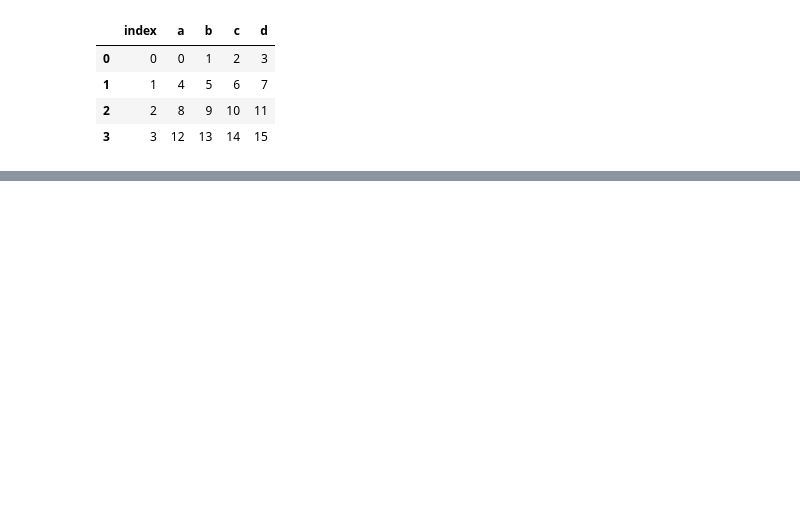
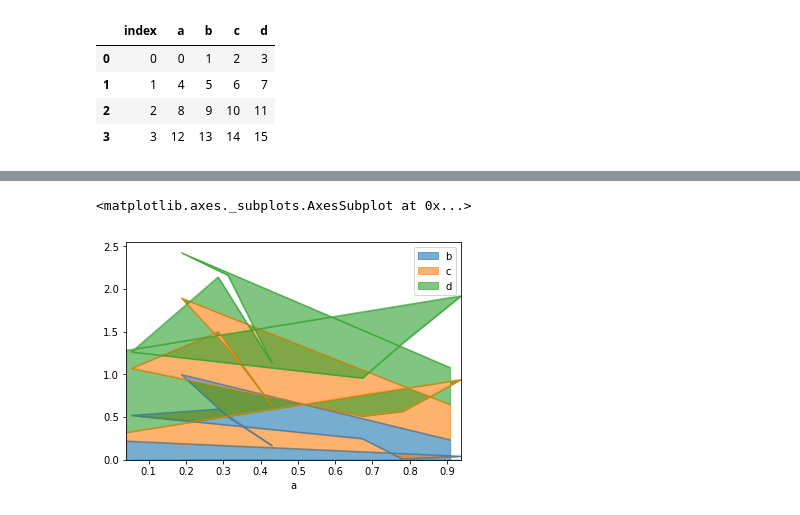
Before and after one commit to vivekdhinoja/Libraries-Tutorials, a Jupyter notebook: Pandas Tutorial.ipynb, the cells around one changed output, grey strips where cells are left out. Cells and saved outputs as stored; diff of their text form; code cells hidden in the pictures; blank space fills up the shorter version.

```diff
--- a/Pandas Tutorial.ipynb
+++ b/Pandas Tutorial.ipynb
@@ -805,0 +817,3 @@ sql_df
+# %%
+datavisul_df2 = pd.read_csv('df2',index_col=0)
+datavisul_df2.head()
@@ -805,0 +842,5 @@ sql_df
+# %%
+datavisul_df2.plot.area(alpha=0.6)
+# %% [output]
+<matplotlib.axes._subplots.AxesSubplot at 0x...>
+[figure, added]
```
Also changed, not shown: parts of 46 cells of this notebook, 5 other files.
